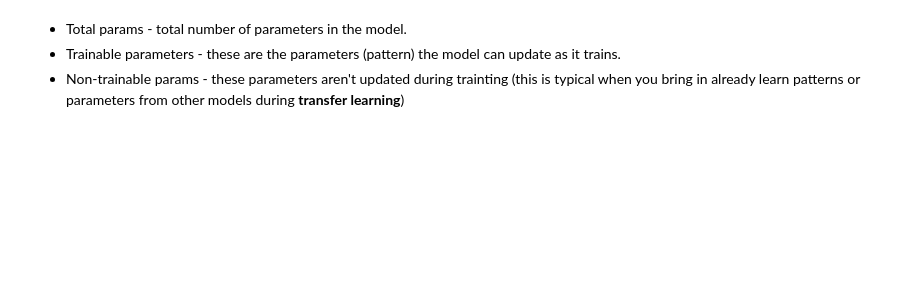
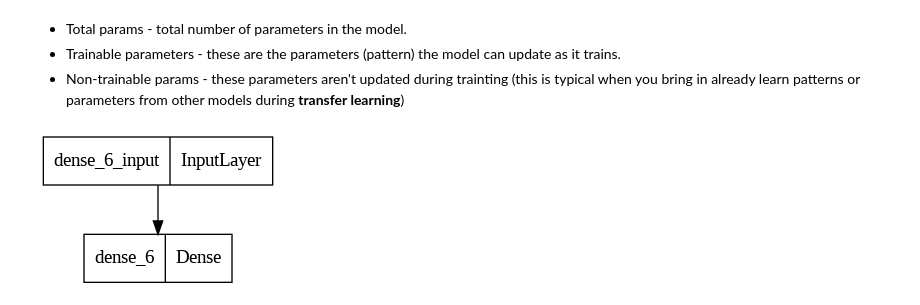
Before and after one commit to Sambaran04/Tensorflow, a Jupyter notebook: Neural_Network_Regression.ipynb, the cells around one changed output. Saved outputs shown, nothing was run; the diff lists cells and outputs as text; code cells hidden in the pictures; blank space fills up the shorter version.

```diff
--- a/Neural_Network_Regression.ipynb
+++ b/Neural_Network_Regression.ipynb
@@ -201,3 +292,8 @@ model.summary()
 * Total params - total number of parameters in the model.
 * Trainable parameters - these are the parameters (pattern) the model can update as it trains.
 * Non-trainable params - these parameters aren't updated during trainting (this is typical when you bring in already learn patterns or parameters from other models during **transfer learning**)
+# %%
+from tensorflow.keras.utils import plot_model
+plot_model(model=model)
+# %% [output]
+[figure, added]
```
Also changed, not shown: parts of 22 cells of this notebook.
